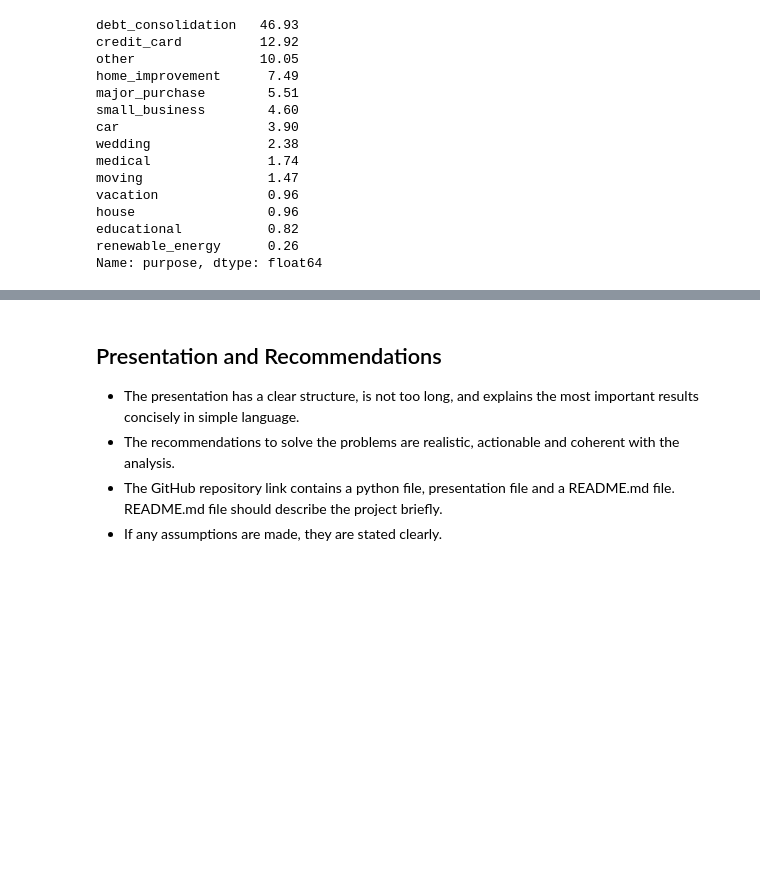
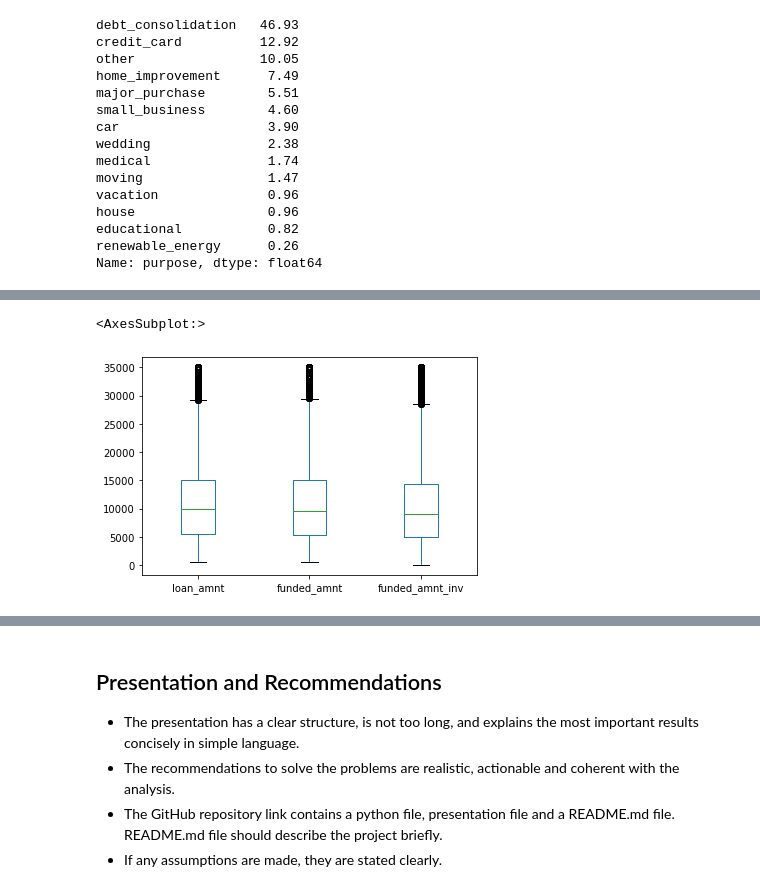
Before and after one commit to dicotips/LendingClubCaseStudy, a Jupyter notebook: Group_PavanNarra.ipynb, the cells around one changed output, grey strips where cells are left out. Drawn from its saved outputs; the diff is of its cells as text; code cells hidden in the pictures; blank space fills up the shorter version.

```diff
--- a/Group_PavanNarra.ipynb
+++ b/Group_PavanNarra.ipynb
@@ -477,0 +500,6 @@ Name: purpose, dtype: float64
+# %%
+# Plotting 'loan_ammnt' columns
+cleaned_data[['loan_amnt', 'funded_amnt', 'funded_amnt_inv']].plot.box()
+# %% [output]
+<AxesSubplot:>
+[figure, added]
```
Also changed, not shown: parts of 11 cells of this notebook.
